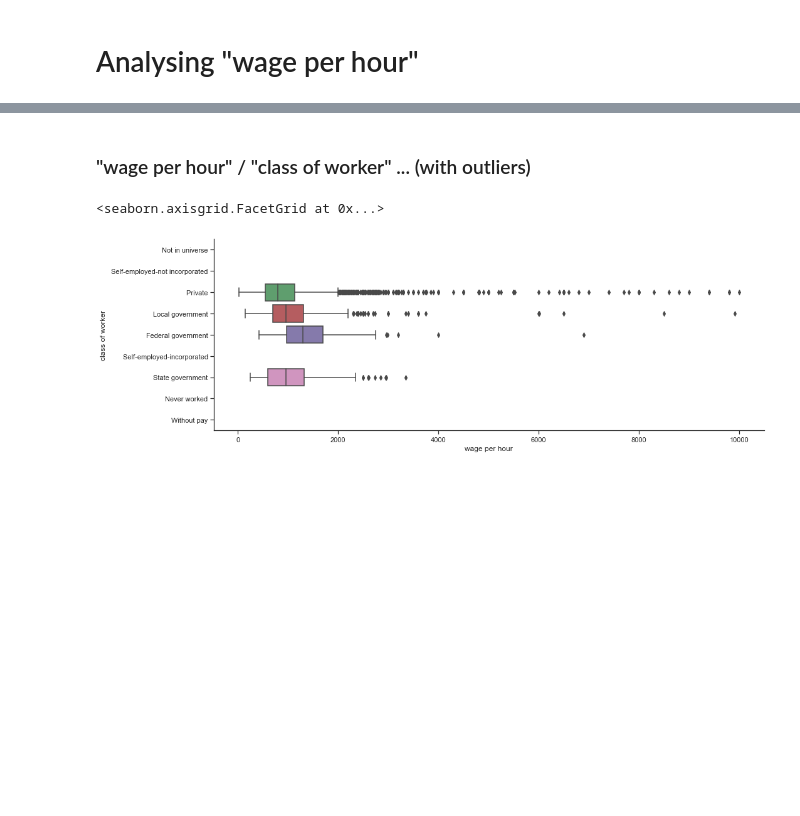
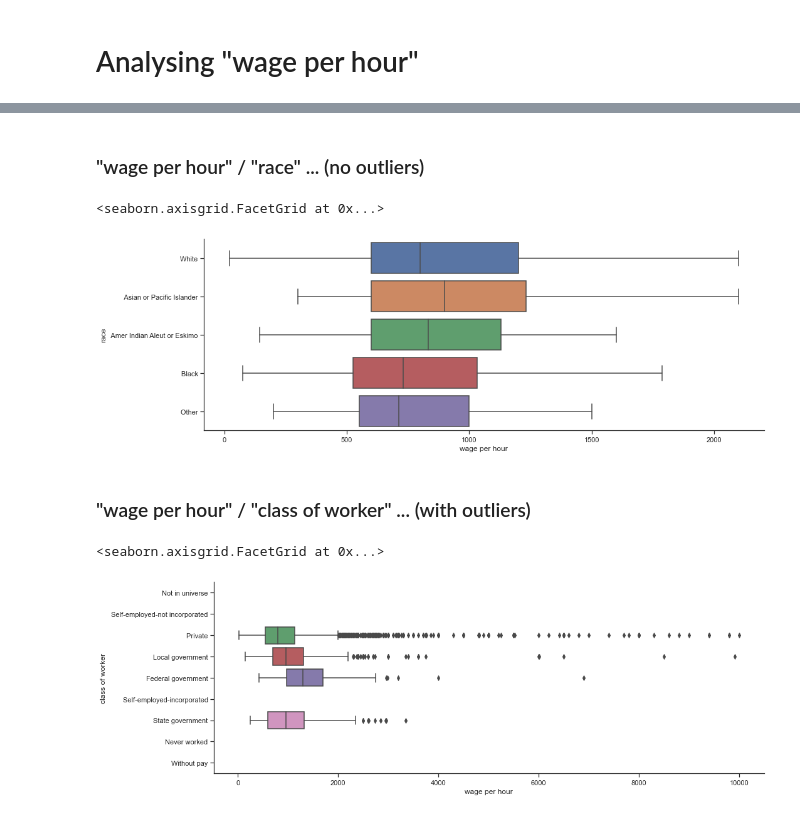
Before and after one commit to ThomasBrue/first-assignment-data-science, a Jupyter notebook: censusIncome.ipynb, the cells around one changed output, grey strips where cells are left out. Drawn from its saved outputs; the diff is of its cells as text; code cells hidden in the pictures; blank space fills up the shorter version.

```diff
--- a/censusIncome.ipynb
+++ b/censusIncome.ipynb
@@ -118,3 +137,10 @@ t = fig.suptitle('Wine Attributes Pairwise Plots', fontsize=14)
+# %% [markdown]
+### "wage per hour" / "race" ... (no outliers)
+# %%
+sns.catplot(x="wage per hour", y="race", kind="box", data=raw_data, aspect=3,  showfliers = False)
+# %% [output]
+<seaborn.axisgrid.FacetGrid at 0x...>
+[figure, added]
 # %% [markdown]
 ### "wage per hour" / "class of worker" ... (with outliers)
 # %%
```
Also changed, not shown: parts of 9 cells of this notebook.
